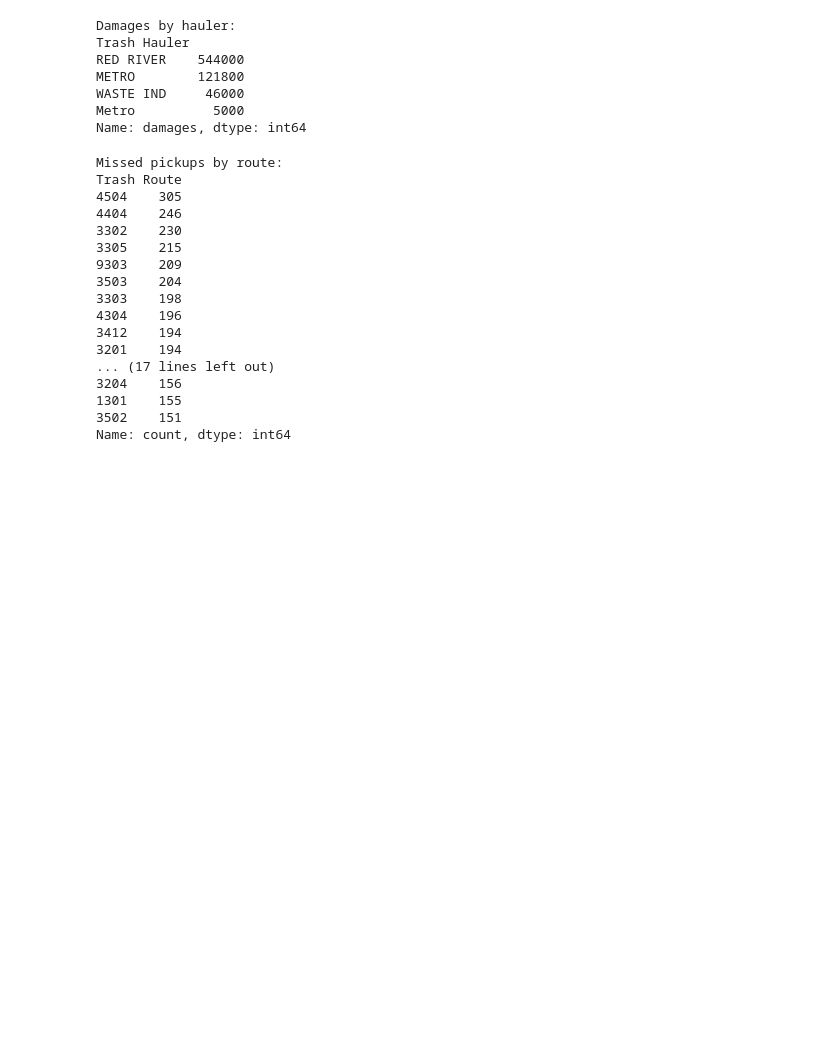
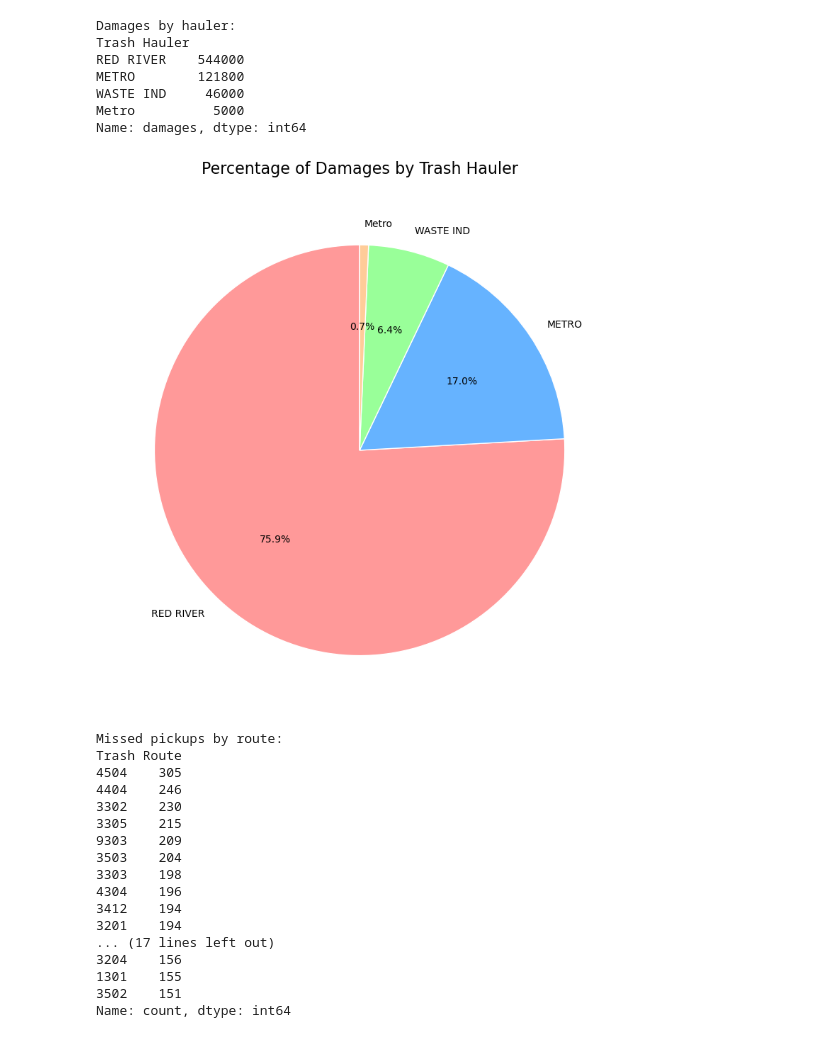
Before and after one commit to NSS-Data-Analytics-Cohort-14/trash-pickups-v2-seanfahey1127, a Jupyter notebook: notebooks/trash-pickups.ipynb, the cells around one changed output. Saved outputs shown, nothing was run; the diff lists cells and outputs as text; code cells hidden in the pictures; blank space fills up the shorter version.

```diff
--- a/notebooks/trash-pickups.ipynb
+++ b/notebooks/trash-pickups.ipynb
@@ -90,6 +96,22 @@ METRO        121800
 WASTE IND     46000
 Metro          5000
 Name: damages, dtype: int64
+# %%
+plt.figure(figsize=(10, 8))
+hauler_totals.plot.pie(autopct='%1.1f%%',
+                       startangle=90,
+                       colors=['#ff9999','#66b3ff','#99ff99','#ffcc99'],
+                       wedgeprops={'linewidth': 1, 'edgecolor': 'white'})
+
+
+plt.title('Percentage of Damages by Trash Hauler', fontsize=16, pad=20)
+plt.ylabel('')
+plt.tight_layout()
+
+
+plt.show()
+# %% [output]
+[figure, added]
 # %%
 route_counts = missed_pickups['Trash Route'].value_counts().sort_values(ascending=False)
 print("\nMissed pickups by route:")
```
Also changed, not shown: parts of 2 cells of this notebook.
